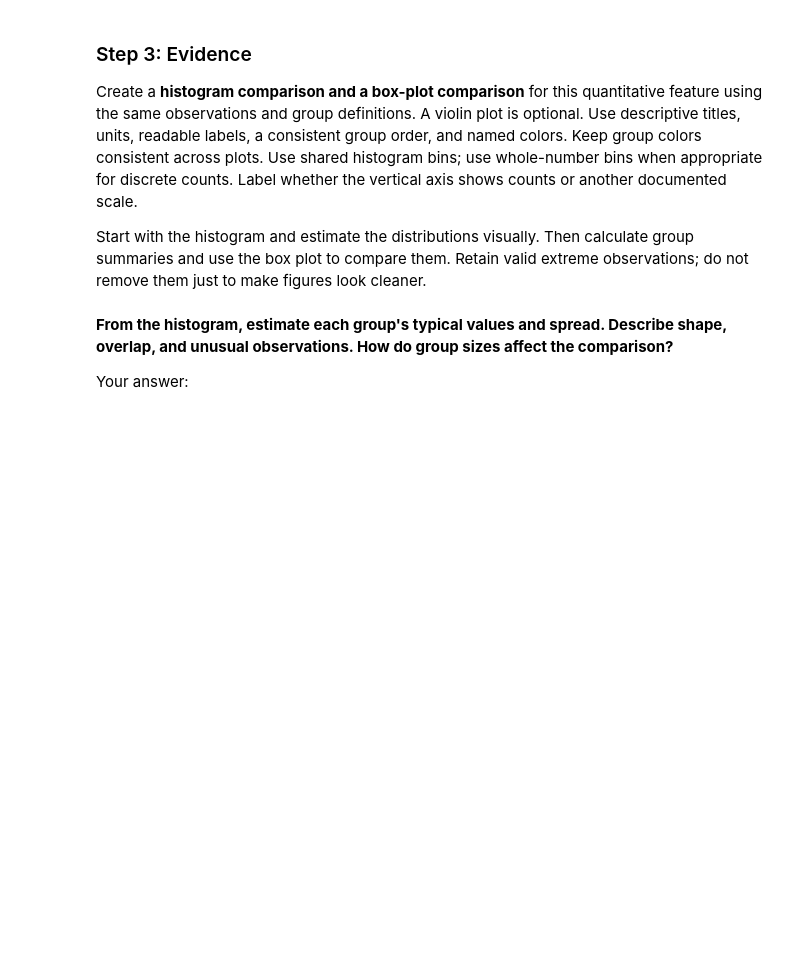
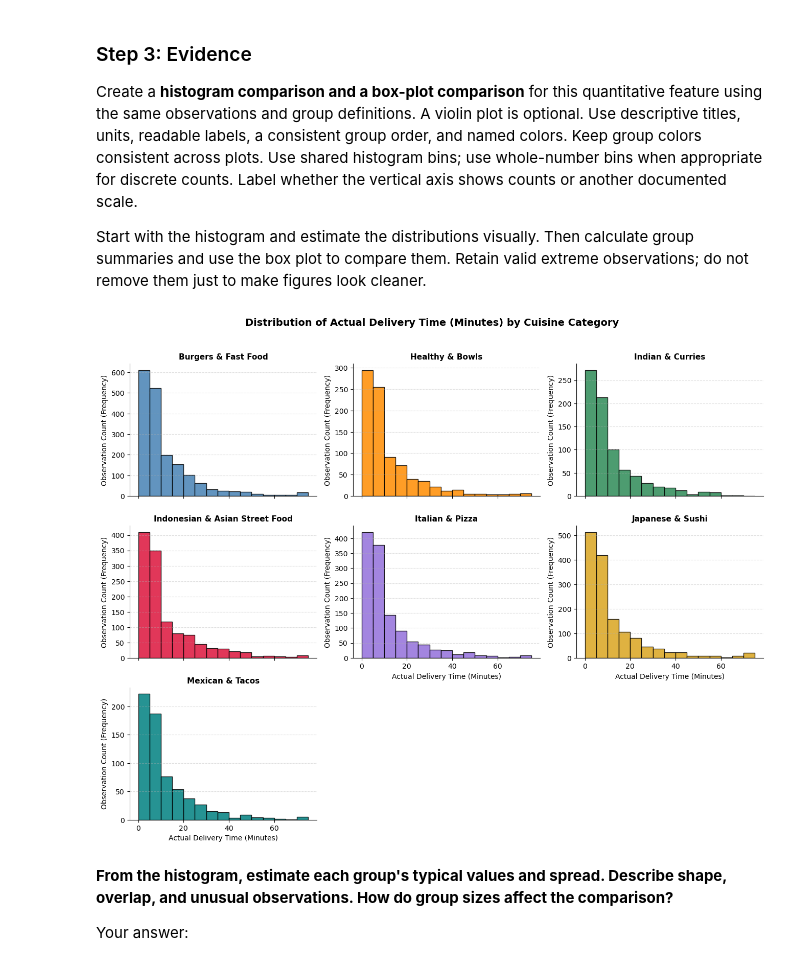
Before and after one commit to ChristopherCecil/Data_Visualization_and_Modeling_Campus, a Jupyter notebook: week02/lab/Lab - Comparing Distributions Across Groups.ipynb, the cells around one changed output. Saved outputs shown, nothing was run; the diff lists cells and outputs as text; code cells hidden in the pictures; blank space fills up the shorter version.

```diff
--- a/week02/lab/Lab - Comparing Distributions Across Groups.ipynb
+++ b/week02/lab/Lab - Comparing Distributions Across Groups.ipynb
@@ -509,6 +776,47 @@ Create a **histogram comparison and a box-plot comparison** for this quantitativ
 Start with the histogram and estimate the distributions visually. Then calculate group summaries and use the box plot to compare them. Retain valid extreme observations; do not remove them just to make figures look cleaner.
 # %%
 # Create and label the histogram comparison.
+# Compute shared whole-number bin edges (e.g., 5-minute intervals)
+min_time = int(np.floor(df_time['actual_delivery_time_min'].min()))
+max_time = int(np.ceil(df_time['actual_delivery_time_min'].max()))
+shared_bins = np.arange(min_time, max_time + 5, 5)
+
+# Plot faceted histograms with consistent order, colors, and axis labels
+g = sns.FacetGrid(
+    df_time,
+    col='cuisine_category',
+    col_order=cuisine_order,
+    col_wrap=3,
+    height=3.4,
+    aspect=1.3,
+    sharex=True,
+    sharey=False  # Keeps smaller cuisine sample sizes clearly visible
+)
+
+for ax, cuisine in zip(g.axes.flat, cuisine_order):
+    subset = df_time[df_time['cuisine_category'] == cuisine]
+    ax.hist(
+        subset['actual_delivery_time_min'],
+        bins=shared_bins,
+        color=cuisine_colors[cuisine],
+        edgecolor='black',
+        alpha=0.85
+    )
+    ax.set_title(cuisine, fontsize=11, fontweight='bold')
+    ax.set_xlabel('Actual Delivery Time (Minutes)')
+    ax.set_ylabel('Observation Count (Frequency)')
+    ax.grid(axis='y', linestyle='--', alpha=0.4)
+
+g.fig.suptitle(
+    'Distribution of Actual Delivery Time (Minutes) by Cuisine Category',
+    fontsize=14,
+    fontweight='bold',
+    y=1.02
+)
+plt.tight_layout()
+plt.show()
+# %% [output]
+[figure, added]
 # %% [markdown]
 **From the histogram, estimate each group's typical values and spread. Describe shape, overlap, and unusual observations. How do group sizes affect the comparison?**
 
```
Also changed, not shown: parts of 27 cells of this notebook.
